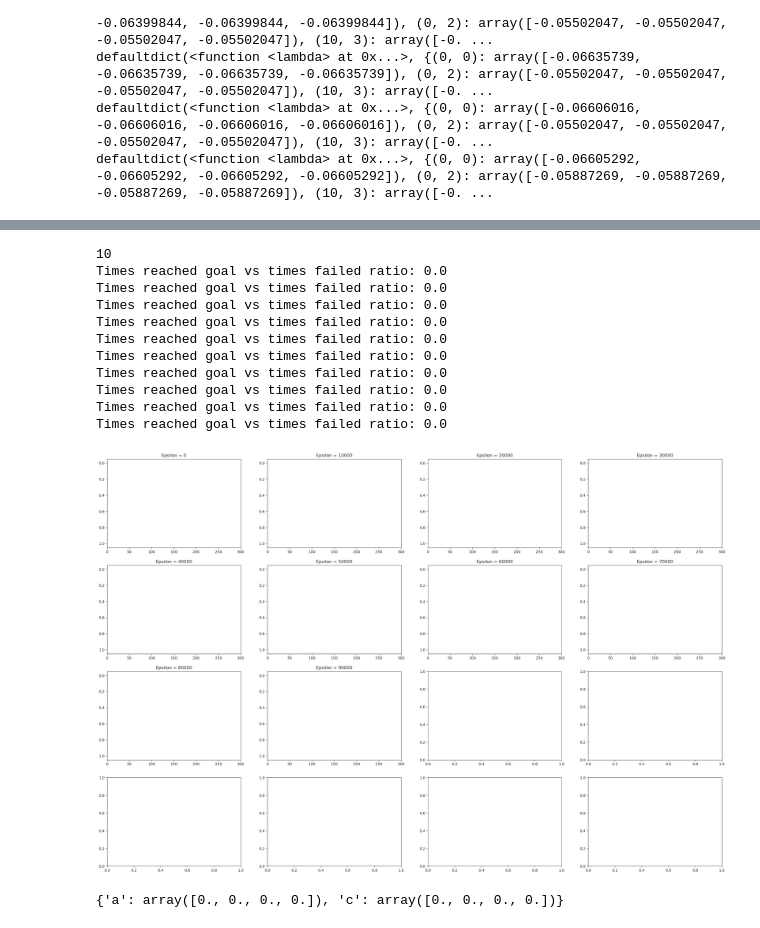
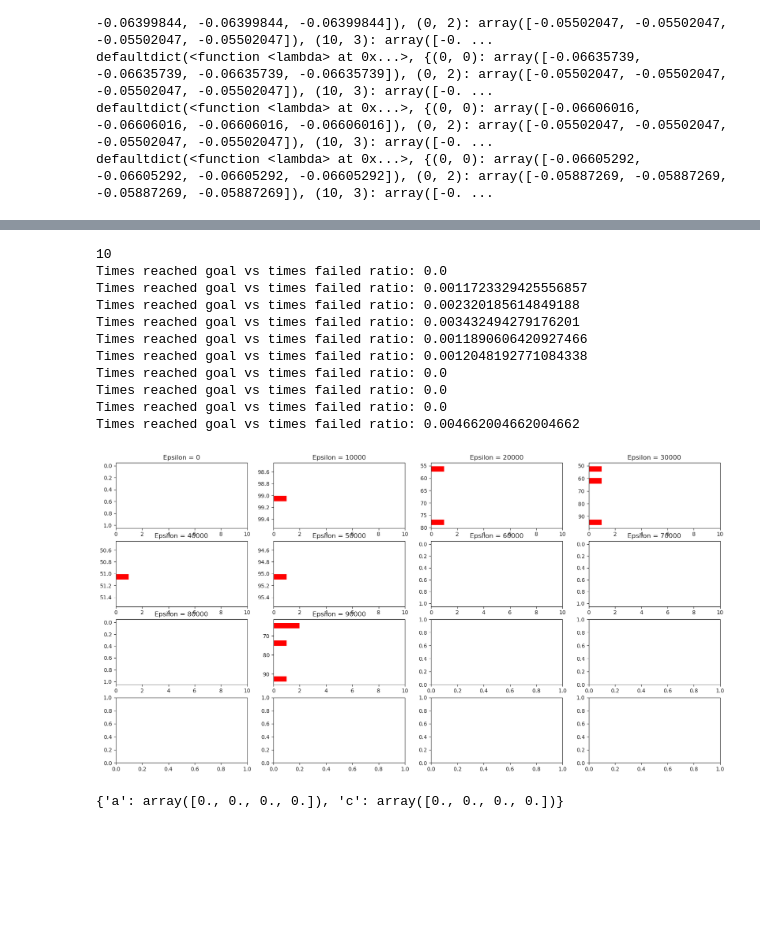
Before and after one commit to thebirdgr/ME5406-project-1, a Jupyter notebook: Untitled.ipynb, the cells around one changed output, grey strips where cells are left out. Saved outputs shown, nothing was run; the diff lists cells and outputs as text; code cells hidden in the pictures; blank space fills up the shorter version.

```diff
--- a/Untitled.ipynb
+++ b/Untitled.ipynb
@@ -831,16 +831,27 @@ for n_episodes in range(0, 1000000, 100000):
     # Q = defaultdict(lambda: np.zeros(env.action_space.n))
     # Q = defaultdict(lambda: 0)
     Q = defaultdict(lambda: {"a": 0, "c": 0}) # action value and the count
-    decayX = -0.0000000125
-    # init_alpha = 0.01
-    init_epsilon = 0.8
+    decayX = -0.0000002
+    init_alpha = 0.1
+    # init_epsilon = 0.8
+
+    epsilon = 1.0
+    MINIMUM_EPSILON = 0.0
+    REWARD_TARGET = 50 # reach goal in 50 steps
+    STEPS_TO_TAKE = REWARD_TARGET
+    REWARD_INCREMENT = 0.0002
+    REWARD_THRESHOLD = 0
+    EPSILON_DELTA = (epsilon - MINIMUM_EPSILON)/STEPS_TO_TAKE
+
 
     for i_episode in range(n_episodes):
 
-        epsilon = init_epsilon + decayX*i_episode
+        # alpha = init_alpha + decayX*i_episode
 
-        # if i_episode / 1000 > 21:
-        #     epsilon = 0.1
+        # if i_episode / 100000 > 5:
+        #     epsilon = 0
+        # if alpha < 0:
+            # alpha = 0
 
         state = env.reset()
         count = 0
@@ -859,6 +870,9 @@ for n_episodes in range(0, 1000000, 100000):
                 reward = 0
             Q[(state, action)]["a"] = Q[(state, action)]["a"] + alpha * (reward + discount_rate * np.argmax(Q[(state, action)]["a"] - Q[(state, action)]["a"]))
             Q[(state, action)]["c"] += 1 # number of time the state action was visited
+            if epsilon > MINIMUM_EPSILON and reward >= REWARD_THRESHOLD:
+                epsilon = epsilon - EPSILON_DELTA    # lower the epsilon
+                REWARD_THRESHOLD = REWARD_THRESHOLD + REWARD_INCREMENT
             if end: # don't include max_steps first
                 # print("Reaching steps in: ", count)
                 if(env.desc[next_state//size][next_state%size] == b"G"):
@@ -868,9 +882,9 @@ for n_episodes in range(0, 1000000, 100000):
                     steps_per_episode.append((i_episode, count))
                 break
             state = next_state
-        if(i_episode % 100000 == 0):
-                print("Per episode", i_episode)
-
+        # if(i_episode % 100000 == 0):
+        #         print("Per episode", i_episode)
+    print(n_episodes)
     Q_list.append(Q) # get the policies for comparison
 
 
@@ -968,42 +1044,42 @@ for r in range(cores):
             elif(env.desc[next_state//size][next_state%size] == b"H"): # need to add the holes
                 # print("Steps to reach hsoles: ", steps)
                 steps_end.append(steps)
                 reward = -1
             else:
                 reward = 0
             state = next_state
 
 
 
         # end_list.append(steps)
         # print("Steps to reach goal: ", steps)
     # print(len(end_list))
     # y = [np.polyval(curve, p) for p in end_list]
     # axis[r//subplot_size, r%subplot_size].hist(steps_end, color = 'g', orientation='horizontal')
     txt = f'Times reached goal vs times failed ratio: {len(steps_goal)/len(steps_end)}'
     print(txt)
     axis[r//subplot_size, r%subplot_size].hist(steps_goal, color = 'r', orientation='horizontal')
     axis[r//subplot_size, r%subplot_size].set_title(f'Epsilon = {r*10000}')
     axis[r//subplot_size, r%subplot_size].invert_yaxis()
-    axis[r//subplot_size, r%subplot_size].axis(xmin=0,xmax=300)
+    axis[r//subplot_size, r%subplot_size].axis(xmin=0,xmax=10)
 
 plt.subplots_adjust(left=None, bottom=None, right=None, top=None, wspace=None, hspace=0.2)
 # plt.savefig('ql-10-changing_no_of_episodes.png')
 
 plt.show()
 # %% [output]
 10
+Times reached goal vs times failed ratio: 0.0
+Times reached goal vs times failed ratio: 0.0011723329425556857
+Times reached goal vs times failed ratio: 0.002320185614849188
+Times reached goal vs times failed ratio: 0.003432494279176201
+Times reached goal vs times failed ratio: 0.0011890606420927466
+Times reached goal vs times failed ratio: 0.0012048192771084338
 Times reached goal vs times failed ratio: 0.0
 Times reached goal vs times failed ratio: 0.0
 Times reached goal vs times failed ratio: 0.0
-Times reached goal vs times failed ratio: 0.0
-Times reached goal vs times failed ratio: 0.0
-Times reached goal vs times failed ratio: 0.0
-Times reached goal vs times failed ratio: 0.0
-Times reached goal vs times failed ratio: 0.0
-Times reached goal vs times failed ratio: 0.0
-Times reached goal vs times failed ratio: 0.0
+Times reached goal vs times failed ratio: 0.004662004662004662
-[figure, old version]
+[figure, new version]
 # %%
 x = defaultdict(lambda: {"a": np.zeros(env.action_space.n), "c": np.zeros(env.action_space.n)})
 x[(0,1)]
```
Also changed, not shown: parts of 3 cells of this notebook.
